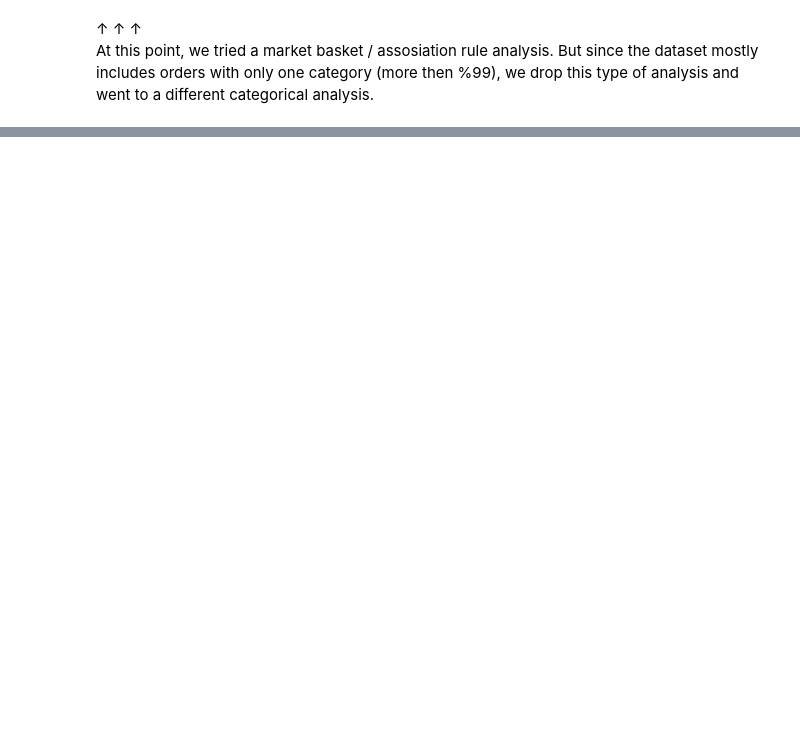
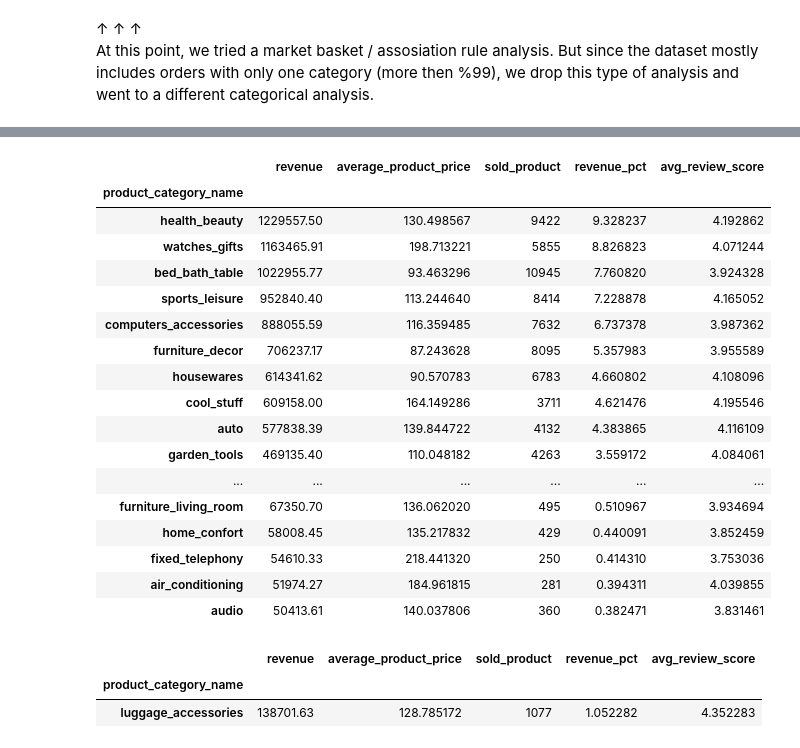
Before and after one commit to fratkarakoc/olist-e-marketing-data-analysis, a Jupyter notebook: notebooks/05_categorical_analysis.ipynb, the cells around one changed output, grey strips where cells are left out. Drawn from its saved outputs; the diff is of its cells as text; code cells hidden in the pictures; blank space fills up the shorter version.

```diff
--- a/notebooks/05_categorical_analysis.ipynb
+++ b/notebooks/05_categorical_analysis.ipynb
@@ -24,0 +84,27 @@ At this point, we tried a market basket / assosiation rule analysis. But since t
+# %%
+first_35_ranked
+# %% [output]
+|  | revenue | average_product_price | sold_product | revenue_pct | avg_review_score |
+| product_category_name |  |  |  |  |  |
+| health_beauty | 1229557.50 | 130.498567 | 9422 | 9.328237 | 4.192862 |
+| watches_gifts | 1163465.91 | 198.713221 | 5855 | 8.826823 | 4.071244 |
+| bed_bath_table | 1022955.77 | 93.463296 | 10945 | 7.760820 | 3.924328 |
+| sports_leisure | 952840.40 | 113.244640 | 8414 | 7.228878 | 4.165052 |
+| computers_accessories | 888055.59 | 116.359485 | 7632 | 6.737378 | 3.987362 |
+| furniture_decor | 706237.17 | 87.243628 | 8095 | 5.357983 | 3.955589 |
+| housewares | 614341.62 | 90.570783 | 6783 | 4.660802 | 4.108096 |
+| cool_stuff | 609158.00 | 164.149286 | 3711 | 4.621476 | 4.195546 |
+| auto | 577838.39 | 139.844722 | 4132 | 4.383865 | 4.116109 |
+| garden_tools | 469135.40 | 110.048182 | 4263 | 3.559172 | 4.084061 |
+| ... | ... | ... | ... | ... | ... |
+| furniture_living_room | 67350.70 | 136.062020 | 495 | 0.510967 | 3.934694 |
+| home_confort | 58008.45 | 135.217832 | 429 | 0.440091 | 3.852459 |
+| fixed_telephony | 54610.33 | 218.441320 | 250 | 0.414310 | 3.753036 |
+| air_conditioning | 51974.27 | 184.961815 | 281 | 0.394311 | 4.039855 |
+| audio | 50413.61 | 140.037806 | 360 | 0.382471 | 3.831461 |
+# %%
+first_35_ranked[first_35_ranked["avg_review_score"] == first_35_ranked["avg_review_score"].max()]
+# %% [output]
+|  | revenue | average_product_price | sold_product | revenue_pct | avg_review_score |
+| product_category_name |  |  |  |  |  |
+| luggage_accessories | 138701.63 | 128.785172 | 1077 | 1.052282 | 4.352283 |
```
Also changed, not shown: parts of 19 cells of this notebook, 2 other files.
